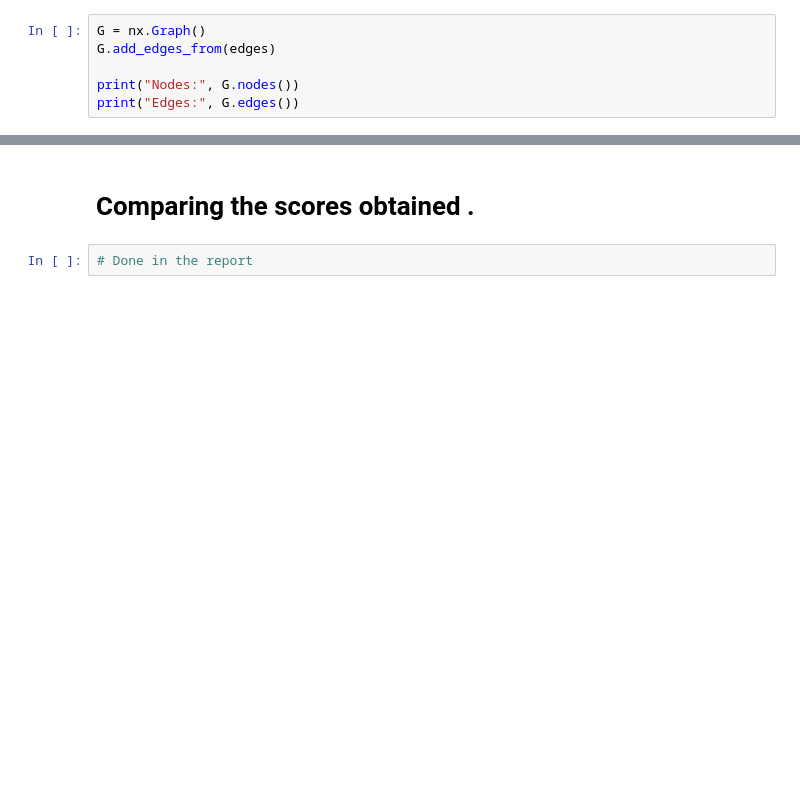
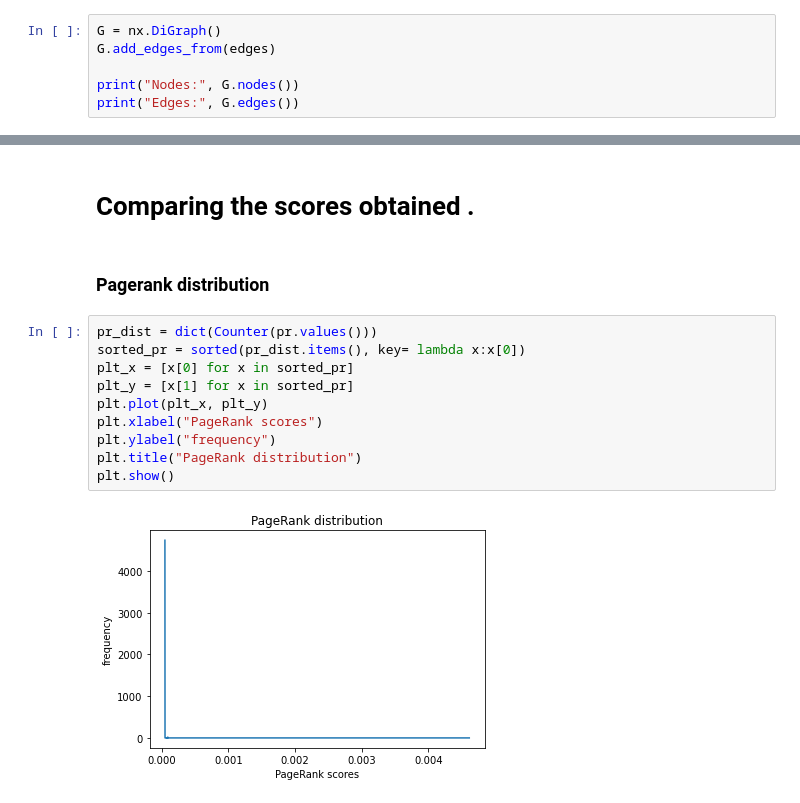
Before and after one commit to SRIJAN19448/CSE508_Winter2023_A3_113, a Jupyter notebook: Q2.ipynb, the cells around one changed output, grey strips where cells are left out. Cells and saved outputs as stored; diff of their text form; blank space fills up the shorter version.

```diff
--- a/Q2.ipynb
+++ b/Q2.ipynb
@@ -10,7 +11,7 @@ lst=text.split("#")[1:]
 edges=lst[3].split("\n")[1:-1]
 edges=[edge.split("\t") for edge in edges]
 # %%
-G = nx.Graph()
+G = nx.DiGraph()
 G.add_edges_from(edges)
 
 print("Nodes:", G.nodes())
@@ -73,4 +94,16 @@ Node: 54 Authority Scores:  9.38411045106888e-05
 # %% [markdown]
 # Comparing the scores obtained .
-# %%
-# Done in the report
+# %% [markdown]
+### Pagerank distribution
+# %%
+pr_dist = dict(Counter(pr.values()))
+sorted_pr = sorted(pr_dist.items(), key= lambda x:x[0])
+plt_x = [x[0] for x in sorted_pr]
+plt_y = [x[1] for x in sorted_pr]
+plt.plot(plt_x, plt_y)
+plt.xlabel("PageRank scores")
+plt.ylabel("frequency")
+plt.title("PageRank distribution")
+plt.show()
+# %% [output]
+[figure, added]
```
Also changed, not shown: parts of 13 cells of this notebook.
